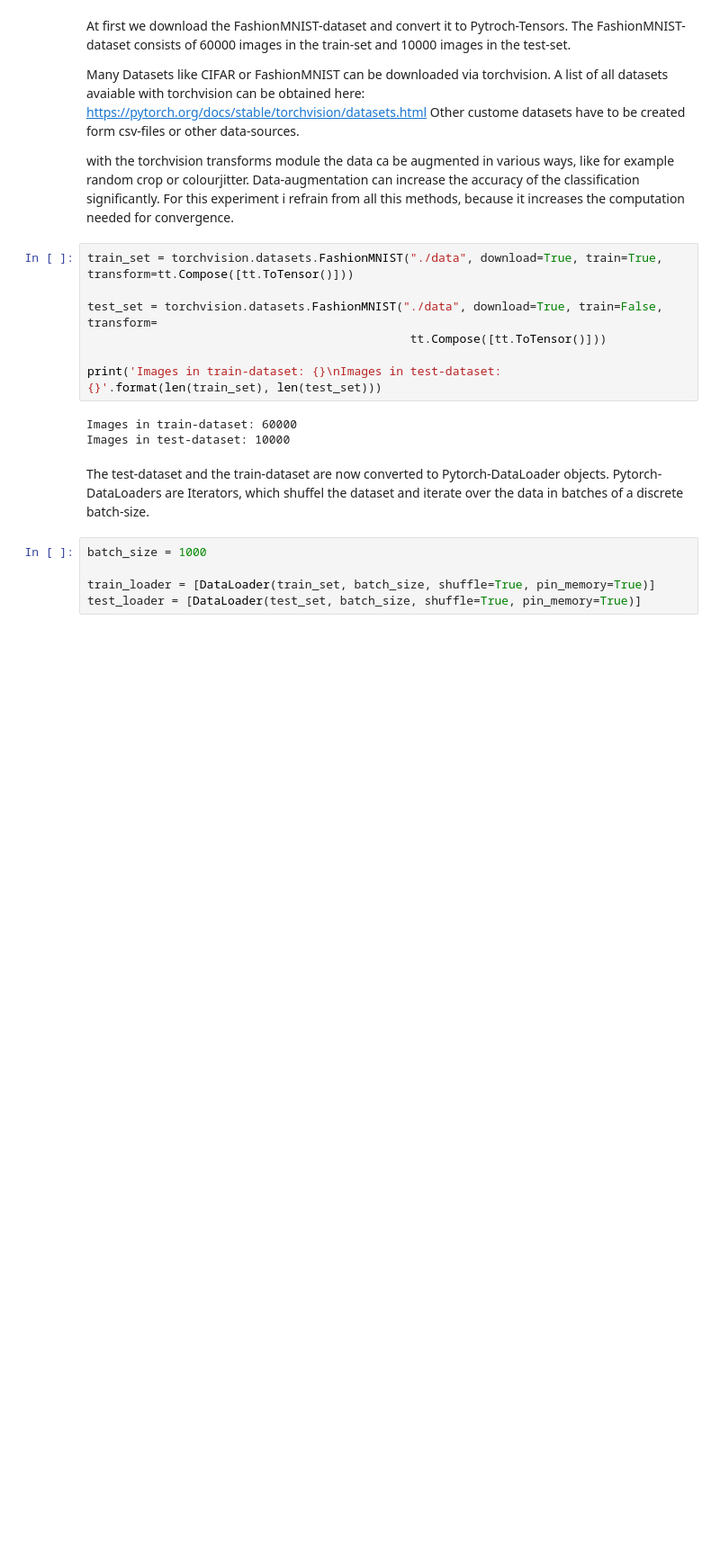
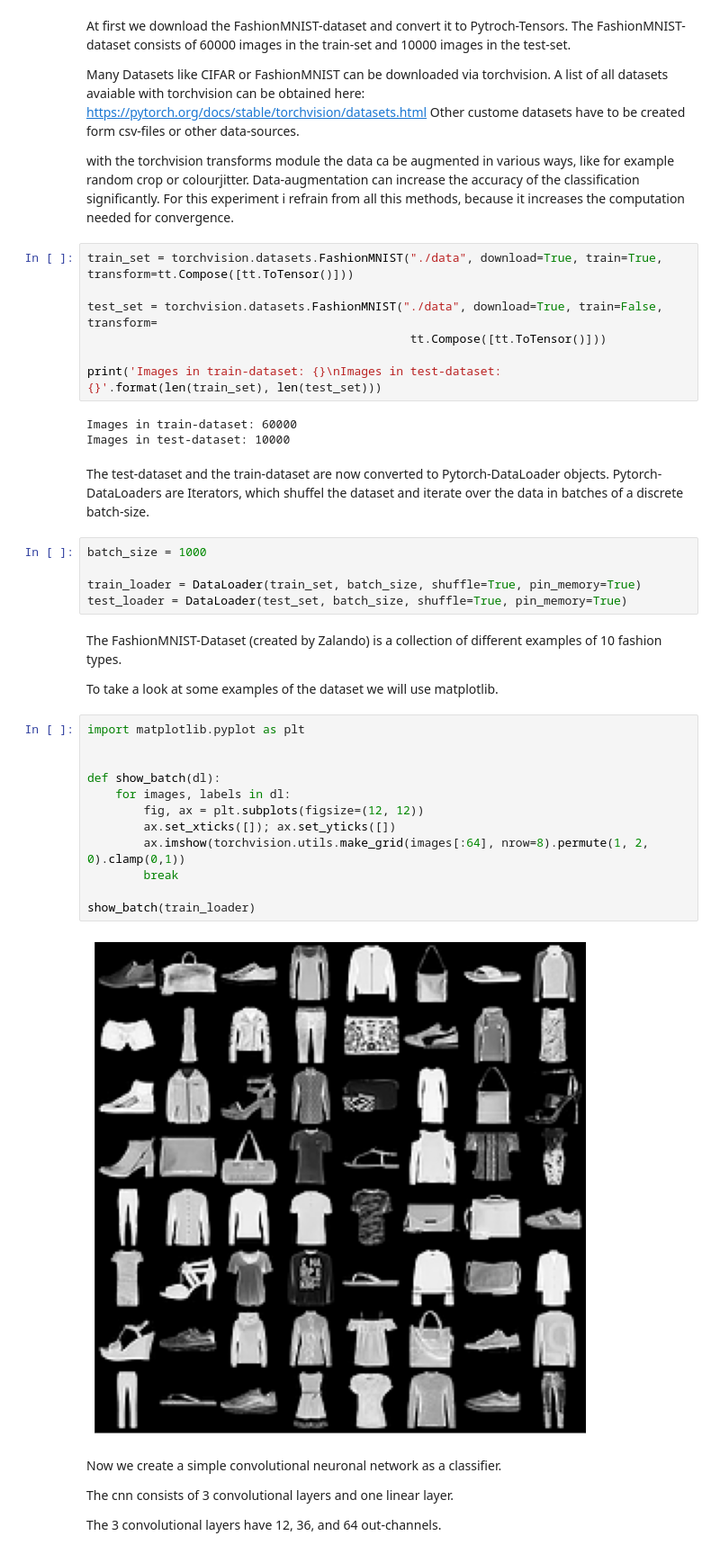
Before and after one commit to LukasBeckers/FashionMNIST-classification, a Jupyter notebook: FashionMNIST classifier no data augmentation.ipynb, the cells around one changed output. Shown: that part at 90% size. Saved outputs shown, nothing was run; the diff lists cells and outputs as text; blank space fills up the shorter version.

```diff
--- a/FashionMNIST classifier no data augmentation.ipynb
+++ b/FashionMNIST classifier no data augmentation.ipynb
@@ -31,5 +31,29 @@ Pytorch-DataLoaders are Iterators, which shuffel the dataset and iterate over th
 # %%
 batch_size = 1000
 
-train_loader = [DataLoader(train_set, batch_size, shuffle=True, pin_memory=True)]
-test_loader = [DataLoader(test_set, batch_size, shuffle=True, pin_memory=True)]
+train_loader = DataLoader(train_set, batch_size, shuffle=True, pin_memory=True)
+test_loader = DataLoader(test_set, batch_size, shuffle=True, pin_memory=True)
+# %% [markdown]
+The FashionMNIST-Dataset (created by Zalando) is a collection of different examples of 10 fashion types.
+
+To take a look at some examples of the dataset we will use matplotlib.
+# %%
+import matplotlib.pyplot as plt
+
+
+def show_batch(dl):
+    for images, labels in dl:
+        fig, ax = plt.subplots(figsize=(12, 12))
+        ax.set_xticks([]); ax.set_yticks([])
+        ax.imshow(torchvision.utils.make_grid(images[:64], nrow=8).permute(1, 2, 0).clamp(0,1))
+        break
+
+show_batch(train_loader)
+# %% [output]
+[figure, added]
+# %% [markdown]
+Now we create a simple convolutional neuronal network as a classifier.
+
+The cnn consists of 3 convolutional layers and one linear layer.
+
+The 3 convolutional layers have 12, 36, and 64 out-channels.
```
Also changed, not shown: parts of 15 cells of this notebook.
